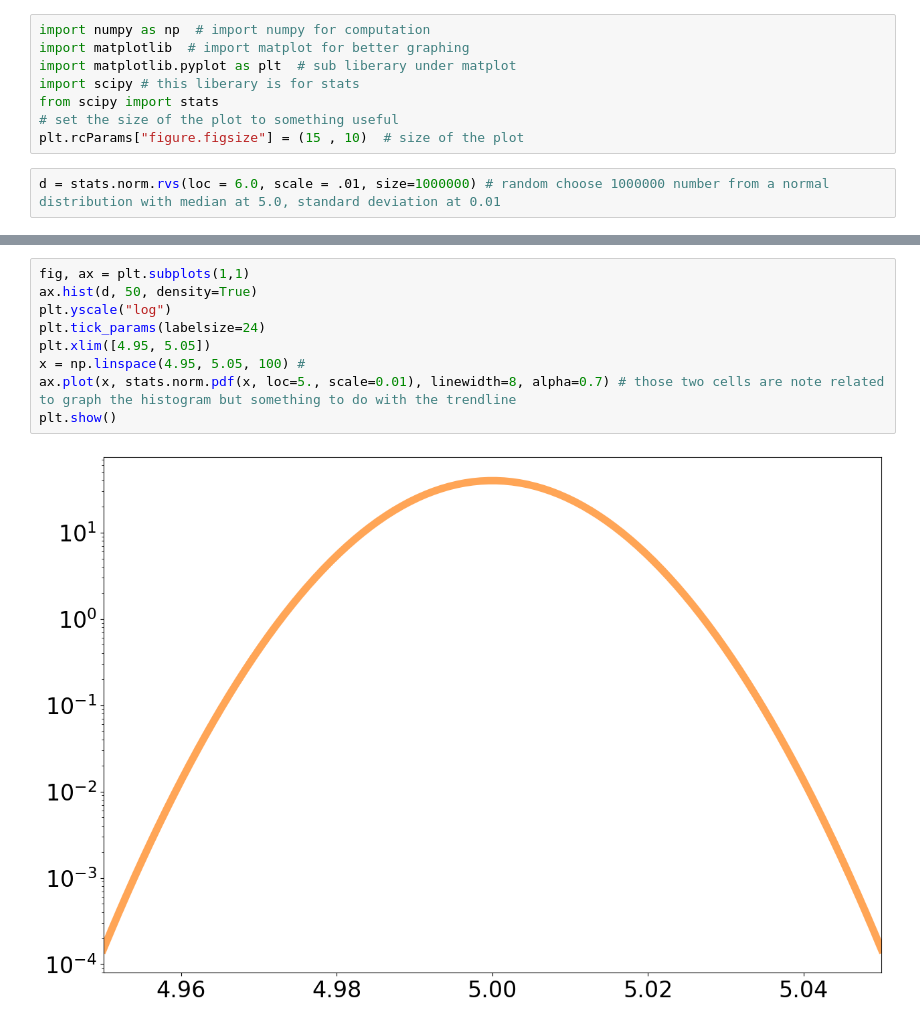
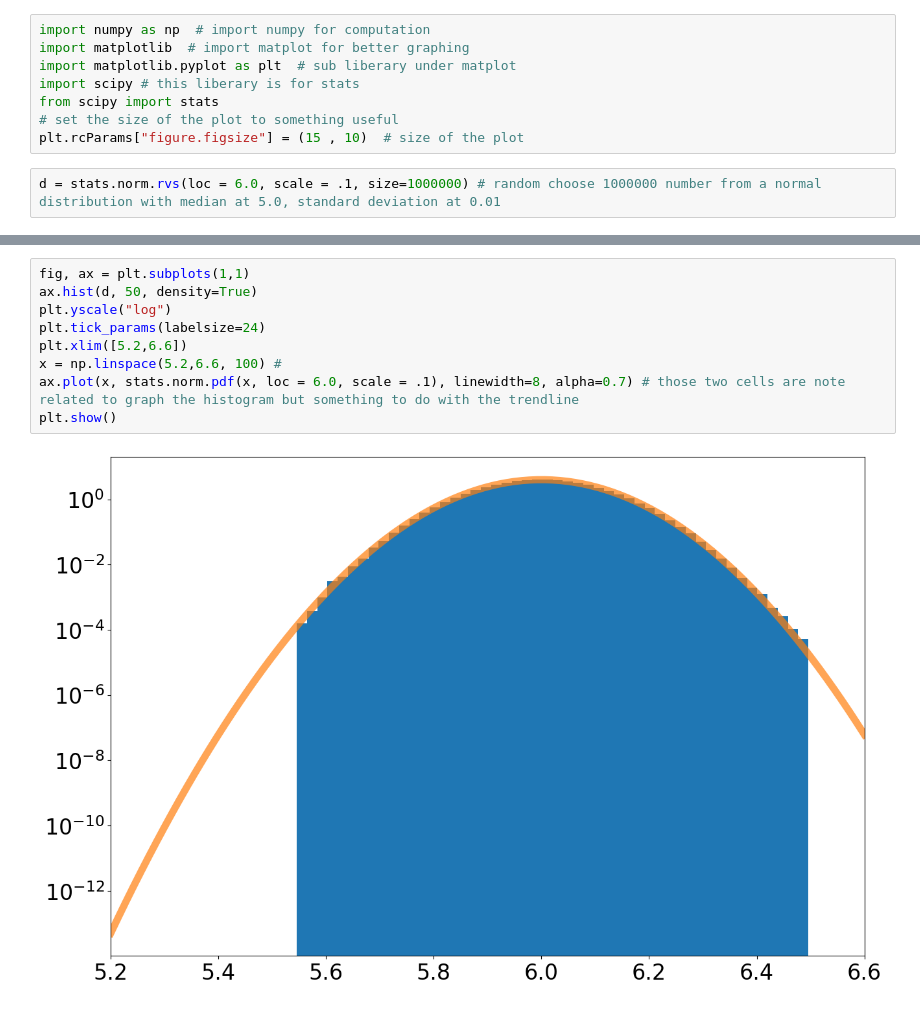
Before and after one commit to boyil8-hash/Lab_1, a Jupyter notebook: homework1note.ipynb, the cells around one changed output, grey strips where cells are left out. Saved outputs shown, nothing was run; the diff lists cells and outputs as text.

```diff
--- a/homework1note.ipynb
+++ b/homework1note.ipynb
@@ -7,7 +7,7 @@ from scipy import stats
 # set the size of the plot to something useful
 plt.rcParams["figure.figsize"] = (15 , 10)  # size of the plot
 # %%
-d = stats.norm.rvs(loc = 6.0, scale = .01, size=1000000) # random choose 1000000 number from a normal distribution with median at 5.0, standard deviation at 0.01
+d = stats.norm.rvs(loc = 6.0, scale = .1, size=1000000) # random choose 1000000 number from a normal distribution with median at 5.0, standard deviation at 0.01
 # %%
 fig, ax = plt.subplots(1,1) # create 1 row 1 column graph
 ax.hist( d,50, density=True ) # create a density graph  of d with 100 bins
@@ -29,11 +29,11 @@ plt.show()
 # %%
 fig, ax = plt.subplots(1,1)
 ax.hist(d, 50, density=True)
 plt.yscale("log")
 plt.tick_params(labelsize=24)
-plt.xlim([4.95, 5.05])
-x = np.linspace(4.95, 5.05, 100) #
-ax.plot(x, stats.norm.pdf(x, loc=5., scale=0.01), linewidth=8, alpha=0.7) # those two cells are note related to graph the histogram but something to do with the trendline
+plt.xlim([5.2,6.6])
+x = np.linspace(5.2,6.6, 100) #
+ax.plot(x, stats.norm.pdf(x, loc = 6.0, scale = .1), linewidth=8, alpha=0.7) # those two cells are note related to graph the histogram but something to do with the trendline
 plt.show()
 # %% [output]
-[figure, old version]
+[figure, new version]
```
Also changed, not shown: parts of 2 cells of this notebook.
